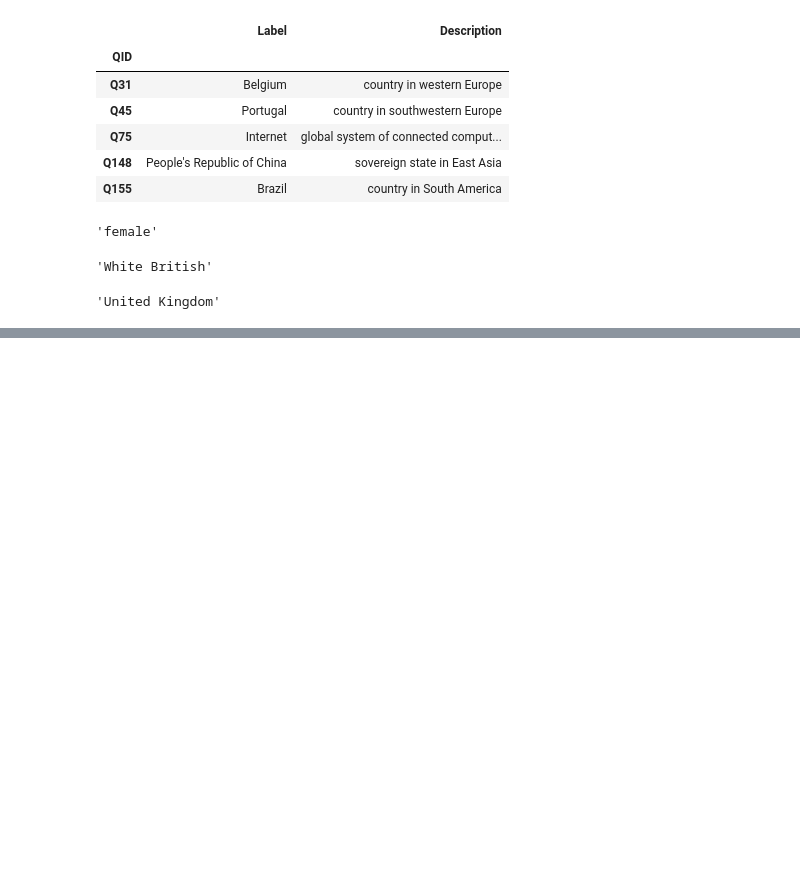
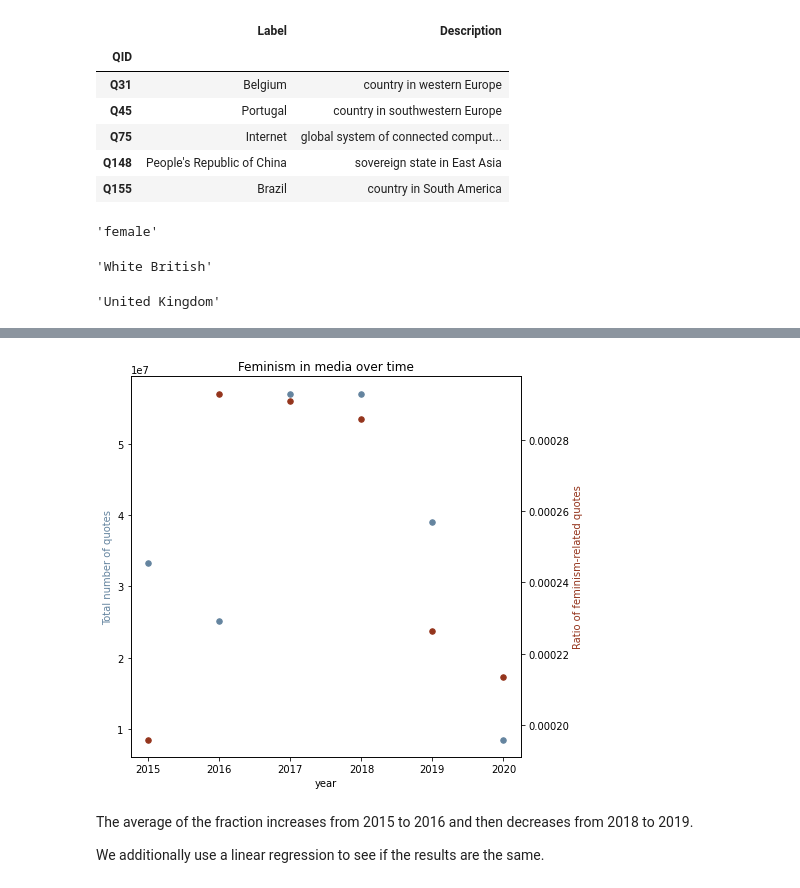
Before and after one commit to epfl-ada/ada-2021-project-wow, a Jupyter notebook: ADA_project.ipynb, the cells around one changed output, grey strips where cells are left out. Drawn from its saved outputs; the diff is of its cells as text; code cells hidden in the pictures; blank space fills up the shorter version.

```diff
--- a/ADA_project.ipynb
+++ b/ADA_project.ipynb
@@ -251,0 +1077,7 @@ For some analysis we will need the gender corresponding to every speaker in a gi
+# %%
+# compute total nb of quotes and total nb of feminism-related quotes per year
+general_trend_df = media_quote_counts_df[media_quote_counts_df['count_total'] > 100]\
+                  .groupby(by='year')[['count_total', 'count_feminist']].sum()
+# compute fraction per year
+general_trend_df['fraction_feminist'] = general_trend_df['count_feminist'] / general_trend_df['count_total']
+general_trend_df
@@ -251,0 +1093,20 @@ For some analysis we will need the gender corresponding to every speaker in a gi
+# %%
+# plotting
+ax = general_trend_df.reset_index().plot(x="year", y="count_total", kind="scatter", color="#64849f", s=30, figsize=(7, 7))
+ax2 = ax.twinx()
+general_trend_df.reset_index().plot(x="year", y="fraction_feminist", kind="scatter", ax=ax2, color="#94341c", s=30, figsize=(7, 7))
+
+# Adjusting colors
+ax.set_ylabel("Total number of quotes")
+ax.yaxis.label.set_color('#64849f')
+ax2.set_ylabel("Ratio of feminism-related quotes")
+ax2.yaxis.label.set_color('#94341c')
+plt.title('Feminism in media over time')
+plt.savefig("/content/drive/MyDrive/ADA/Saved data/feminism_over_time.png", bbox_inches='tight', dpi=300)
+plt.show()
+# %% [output]
+[figure, added]
+# %% [markdown]
+The average of the fraction increases from 2015 to 2016 and then decreases from 2018 to 2019.
+
+We additionally use a linear regression to see if the results are the same.
```
Also changed, not shown: parts of 226 cells of this notebook.
